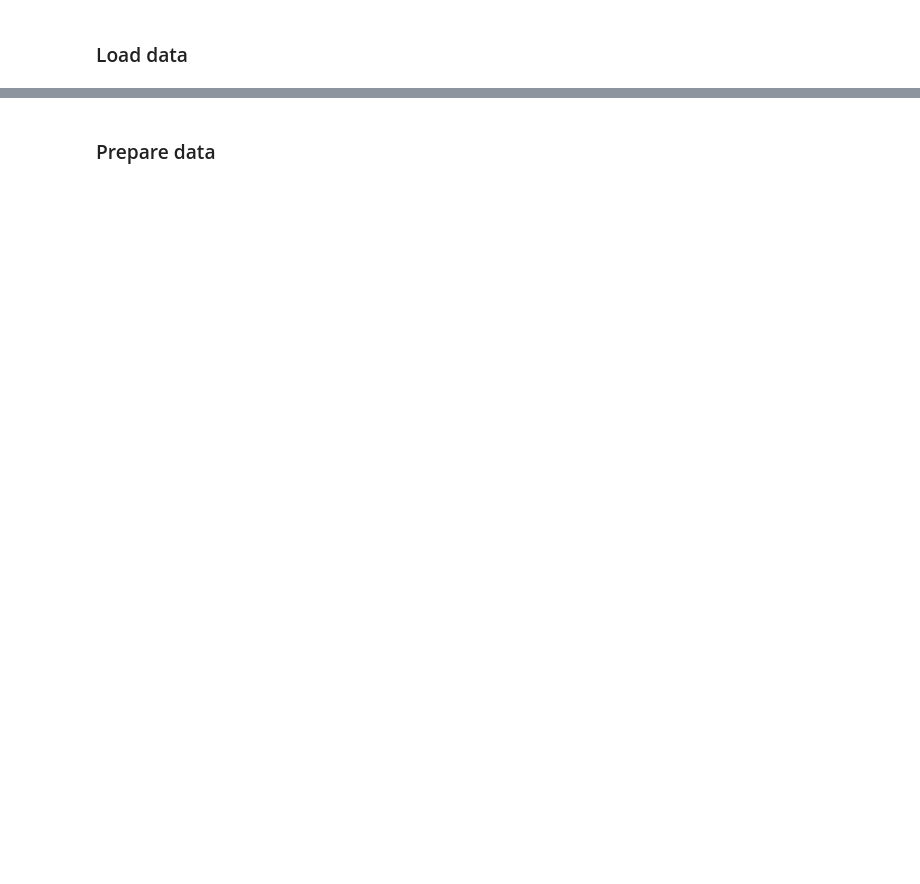
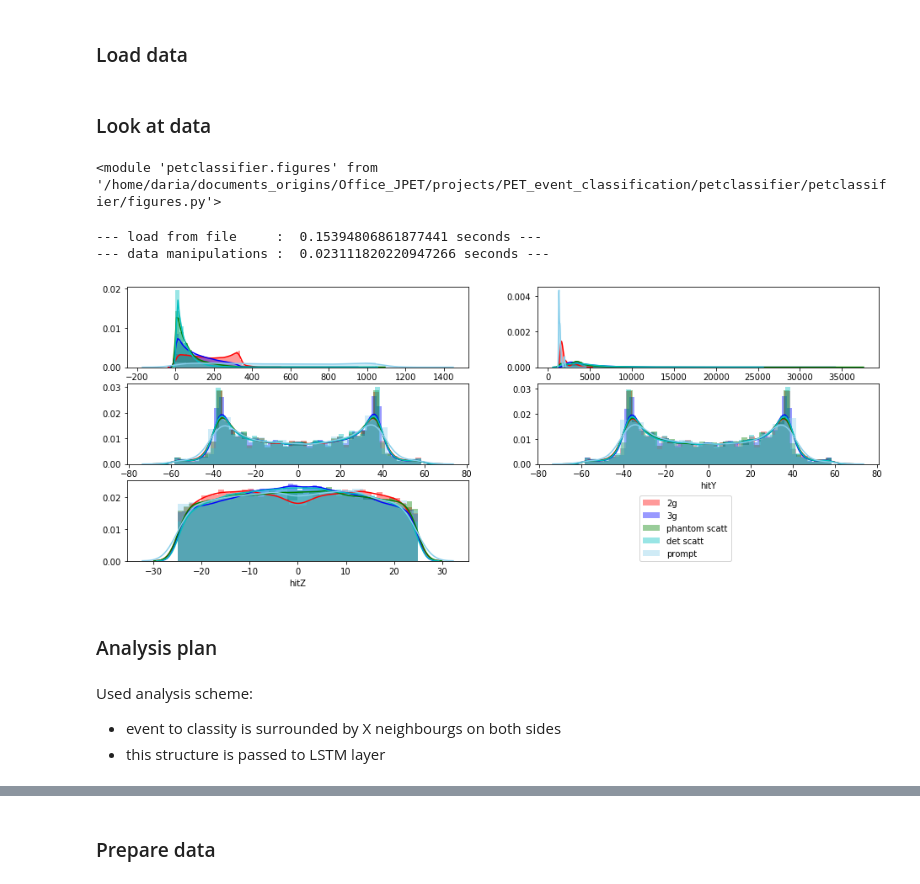
Before and after one commit to DariaKisielewska/petclassifier, a Jupyter notebook: usage_example.ipynb, the cells around one changed output, grey strips where cells are left out. Saved outputs shown, nothing was run; the diff lists cells and outputs as text; code cells hidden in the pictures; blank space fills up the shorter version.

```diff
--- a/usage_example.ipynb
+++ b/usage_example.ipynb
@@ -22,9 +22,10 @@ sess = tf.compat.v1.Session(config=tf.compat.v1.ConfigProto(device_count={'GPU':
 # %% [markdown]
 ### Parameters to specify
 # %%
-FILE_NAME = 'standard_geometry' # file name to load (standard_geomtery)
+FILE_NAME = 'extended_geomtery' # file name to load
 NEIGHBOURS = 8 # add how many events should be processed around classified event
-FOLDER_NAME = 'standard_geometry' # name of the folder (in saved_models) where output will be stored
+FOLDER_NAME = 'LSTMv1' # name of the folder (in saved_models) where output will be stored
 PATH = 'saved_models/'+FOLDER_NAME
 output.create_output_folder(PATH)
+NUM_CATEGORIES = 5
 # %% [output]
@@ -43,3 +36,26 @@ figures.event_scheme()
 # %%
 fileIn = uproot.open('data/'+FILE_NAME+'.root')
 tree = fileIn["T"]
+# %% [markdown]
+### Look at data
+# %%
+import importlib
+importlib.reload(figures)
+# %% [output]
+<module 'petclassifier.figures' from '/home/daria/documents_origins/Office_JPET/projects/PET_event_classification/petclassifier/petclassifier/figures.py'>
+# %%
+prompt, back_to_back, three_gamma, phantom_scatt, det_scatt = processdata.get_df_raw_data(
+    tree, NUM_CATEGORIES)
+# %% [output]
+--- load from file     :  0.15394806861877441 seconds ---
+--- data manipulations :  0.023111820220947266 seconds ---
+# %%
+figures.plot_comparison(PATH,back_to_back, three_gamma, phantom_scatt, det_scatt, prompt)
+# %% [output]
+[figure, added]
+# %% [markdown]
+### Analysis plan
+# %% [markdown]
+Used analysis scheme:
+- event to classity is surrounded by X neighbourgs on both sides
+- this structure is passed to LSTM layer
```
Also changed, not shown: parts of 15 cells of this notebook, 17 other files.
